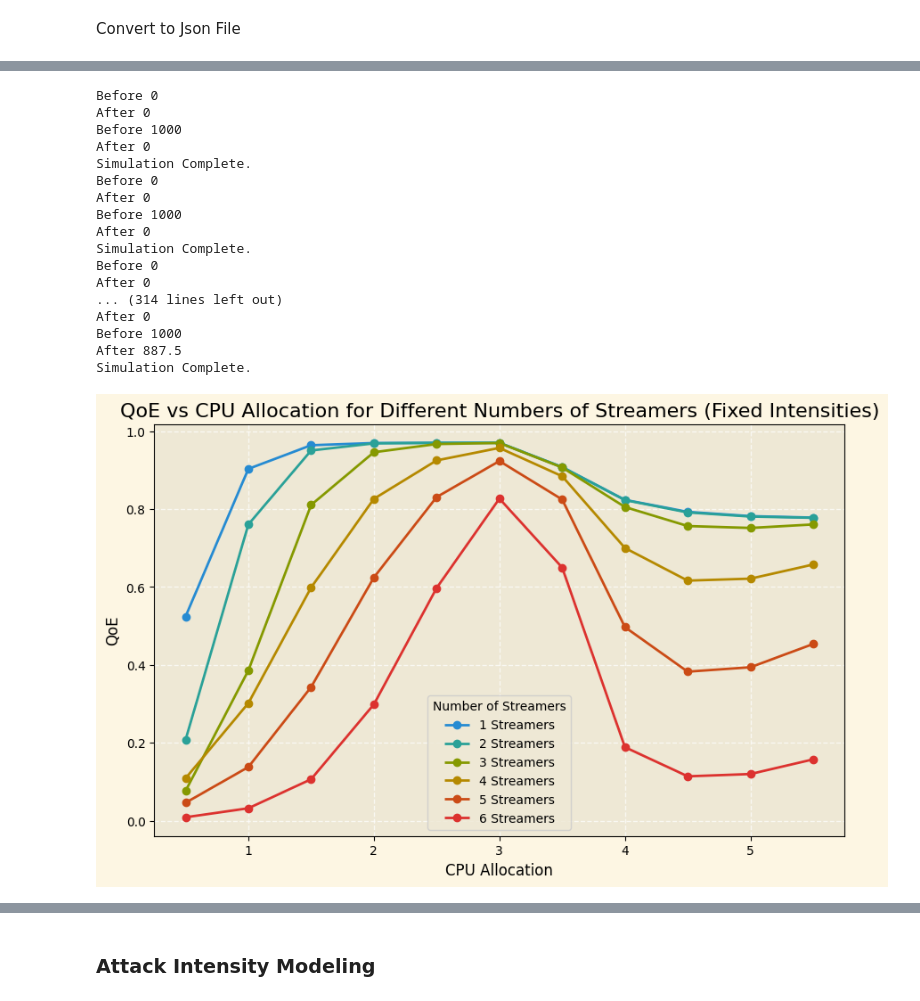
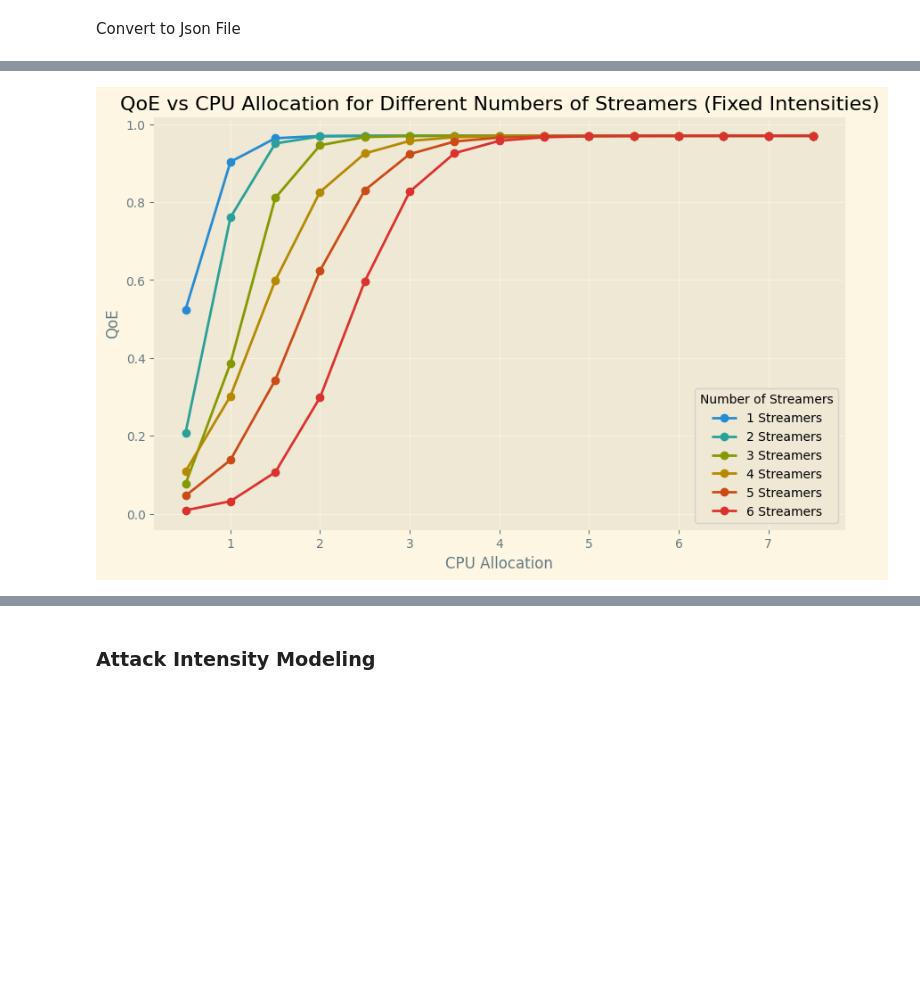
Before and after one commit to VincentSheh/NA_Model_Evaluation, a Jupyter notebook: Simulation/simulate.ipynb, the cells around one changed output, grey strips where cells are left out. Cells and saved outputs as stored; diff of their text form; code cells hidden in the pictures; blank space fills up the shorter version.

```diff
--- a/Simulation/simulate.ipynb
+++ b/Simulation/simulate.ipynb
@@ -11,6 +11,7 @@ from matplotlib import pyplot as plt
 from streamer import Streamer
 from attack import Attacker
 from edgearea import EdgeArea, IDS, VideoServer
+max_cpu = 6.0
 # %% [output]
 The autoreload extension is already loaded. To reload it, use:
   %reload_ext autoreload
@@ -129,7 +130,7 @@ drop_intensity = 100  # Amount by which intensity drops if drop event occurs
 
 import numpy as np
 class Environment:
-    def __init__(self, run_for=100, cpu_capacity = 3.0, seed=4022):
+    def __init__(self, run_for=100, cpu_capacity = 3.0, atk_state="bonesi", seed=4022):
         self.qoe_list = []  # Store QoE values over time
         self.user_count_list = []
         self.cpu_decision_list = []
@@ -141,6 +142,7 @@ class Environment:
         self.cpu_allocated = cpu_capacity
         self.current_timestep = 0  # Initialize timestep counter
         self.run_for = run_for  # Total number of timesteps to simulate
+        self.atk_state = atk_state
     def initialize_agent(self, num_area, num_streamers, num_attackers):
         # num_area=3
         # num_streamers= [6, 6, 6] #Depending on num_server
@@ -207,7 +209,7 @@ class Environment:
         for _, edge_area in self.area_dict.items():
             edge_area['area'].forward()
             for attack in edge_area['attackers']: #Initiate the Attack Task
-                attack.forward_controlled("bonesi", intensity) #IDS is Called Here
+                attack.forward_controlled(self.atk_state, intensity) #IDS is Called Here
 
             for streamer in edge_area['streamers']:
                 streamer.forward()
@@ -277,9 +279,9 @@ class Environment:
 
     def run(self, intensity=0):
         for _ in range(self.run_for):
-            self.update_timestep()
-            # self.calculate_qoe()
-            # self.start_new_timestep_controled(intensity)
+            # self.update_timestep()
+            self.calculate_qoe()
+            self.start_new_timestep_controled(intensity)
             if self.current_timestep >= self.run_for-1:
                 for _, edge_area in self.area_dict.items():
                     edge_area["area"].vim.previous_info.to_csv("previous_info.csv")
@@ -293,10 +295,9 @@ class Environment:
                         q_table_df = pd.DataFrame(q_table_data)
                         q_table_df.to_csv("qtable.csv", index=False)
                 break
-        print("Simulation Complete.")
         return self.qoe_list
 # %%
-env = Environment(run_for=5000, cpu_capacity = 5.5)
+env = Environment(run_for=2, cpu_capacity = 5.5)
 env.initialize_agent(num_area=1, num_streamers=6, num_attackers=1)
 env.run()
 env.plot_qoe(ma_window_size=5)
@@ -412,54 +404,37 @@ results = {}
 
 # Iterate over different numbers of streamers
 for n_streamers in range(1, 7):
     qoe_list = []
-    cpu_allocations = np.arange(0.5, 6.0, 0.5)
+    cpu_allocations = np.arange(0.5, max_cpu, 0.5)
 
     # Iterate over CPU allocations from 0.5 to 5.5 in steps of 0.5
     for cpu in cpu_allocations:
-        env = Environment(run_for=2, cpu_capacity=cpu)
+        env = Environment(run_for=2, cpu_capacity=cpu, atk_state="hulk")
         env.initialize_agent(num_area=1, num_streamers=n_streamers, num_attackers=1)
-        cur_qoe = env.run(intensity=1000)[1]
+        cur_qoe = env.run(intensity=1600)[1]
         qoe_list.append(cur_qoe)
 
     # Store QoE list in results dictionary for plotting
     results[n_streamers] = qoe_list
 
 # Plotting
 plt.figure(figsize=(10, 6))
 
 # Plot each QoE line for different numbers of streamers
 for n_streamers, qoe_list in results.items():
     plt.plot(cpu_allocations, qoe_list, marker='o', label=f'{n_streamers} Streamers')
 
 # Labeling the plot
 plt.title('QoE vs CPU Allocation for Different Numbers of Streamers (Fixed Intensities)')
 plt.xlabel('CPU Allocation')
 plt.ylabel('QoE')
 plt.legend(title='Number of Streamers')
 plt.grid(True)
 
 # Show the plot
 plt.show()
 # %% [output]
-Before 0
-After 0
-Before 1000
-After 0
-Simulation Complete.
-Before 0
-After 0
-Before 1000
-After 0
-Simulation Complete.
-Before 0
-After 0
-... (314 lines left out)
-After 0
-Before 1000
-After 887.5
-Simulation Complete.
-[figure, old version]
+[figure, new version]
 # %%
 # Set constant parameters
 n_streamers = 6  # Constant number of streamers
```
Also changed, not shown: parts of 10 cells of this notebook, 10 other files.
